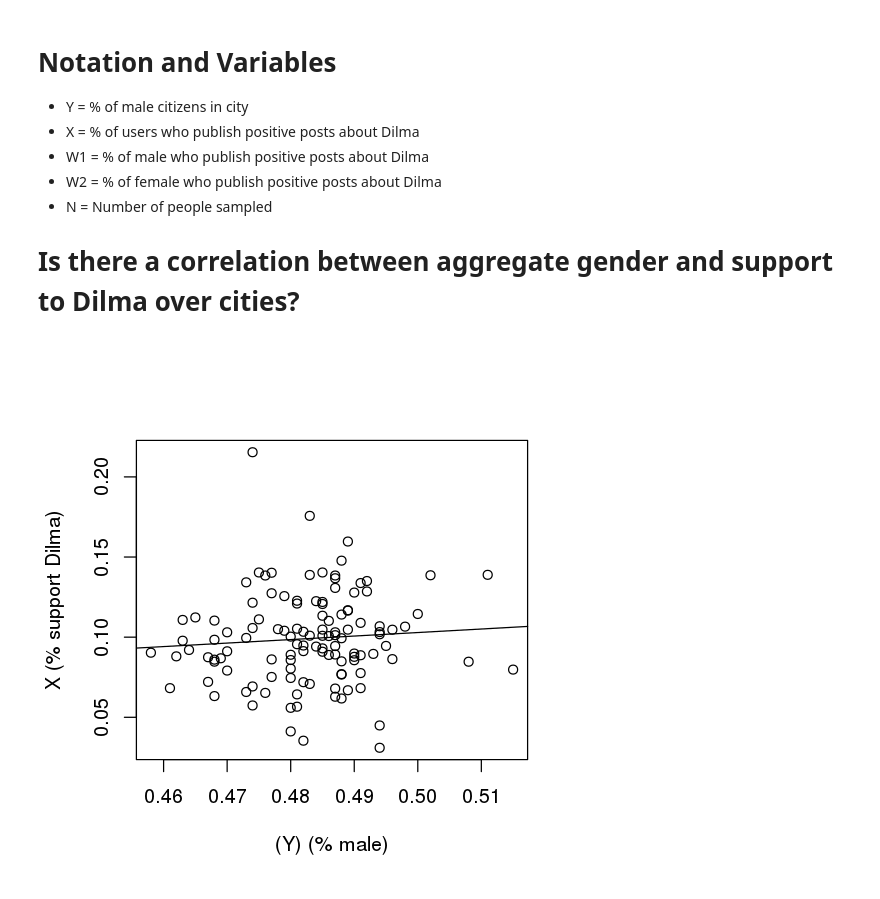
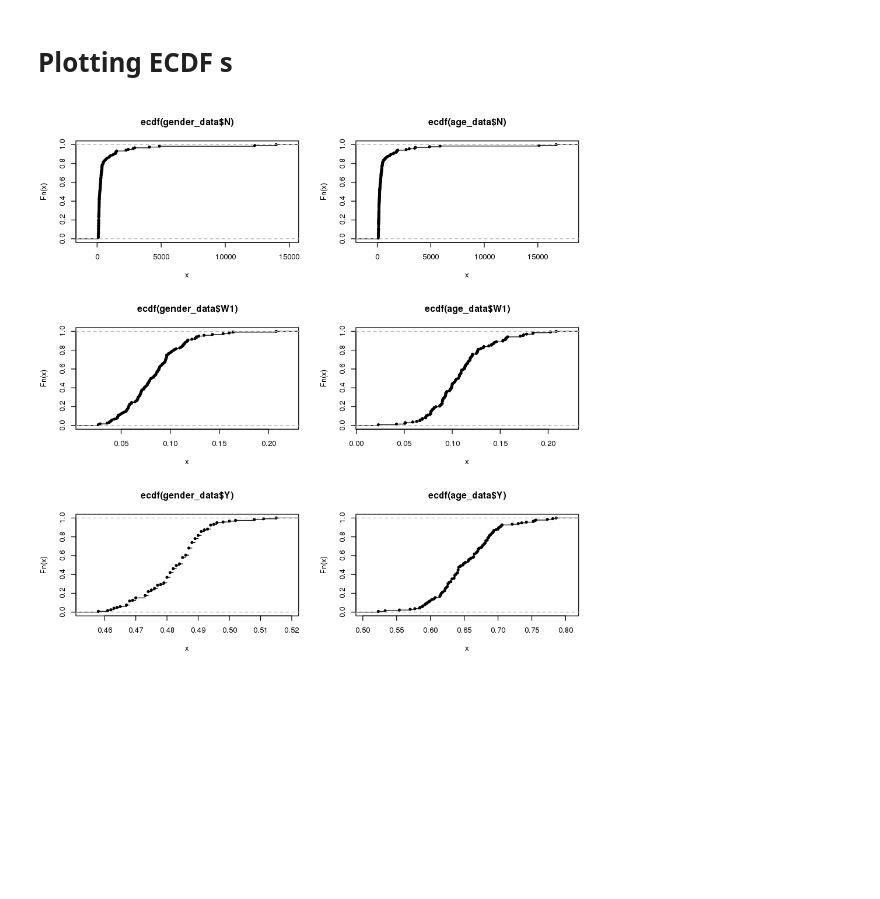
Before and after one commit to Guzpenha/Ecological-Inference-on-social-data, a Jupyter notebook: experiments/1 - Data exploration .ipynb, the cells around one changed output. Saved outputs shown, nothing was run; the diff lists cells and outputs as text; code cells hidden in the pictures; blank space fills up the shorter version.

```diff
--- a/experiments/1 - Data exploration .ipynb
+++ b/experiments/1 - Data exploration .ipynb
@@ -27,17 +58,13 @@ plot(gender_data)
-# %% [markdown]
-# Notation and Variables
-
-* Y = % of male citizens in city
-* X = % of users who publish positive posts about Dilma
-* W1 = % of male who publish positive posts about Dilma
-* W2 = % of female who publish positive posts about Dilma
-* N = Number of people sampled
-
-# Is there a correlation between aggregate gender and support to Dilma over cities?
-# %%
-plot(gender_data$Y, (gender_data$X),xlab="(Y) (% male)", ylab="X (% support Dilma)")
-options(repr.plot.width=4.5, repr.plot.height=4.5)
-fit <- lm( gender_data$X ~ (gender_data$Y) )
-abline(fit)
-# %% [output]
-[figure, removed]
+# %% [markdown]
+# Plotting ECDF s
+# %%
+par(mfrow=c(3,2))
+options(repr.plot.width=8, repr.plot.height=8)
+plot(ecdf(gender_data$N))
+plot(ecdf(age_data$N))
+plot(ecdf(gender_data$W1))
+plot(ecdf(age_data$W1))
+plot(ecdf(gender_data$Y))
+plot(ecdf(age_data$Y))
+# %% [output]
+[figure, added]
```
Also changed, not shown: parts of 10 cells of this notebook, 4 other files.
